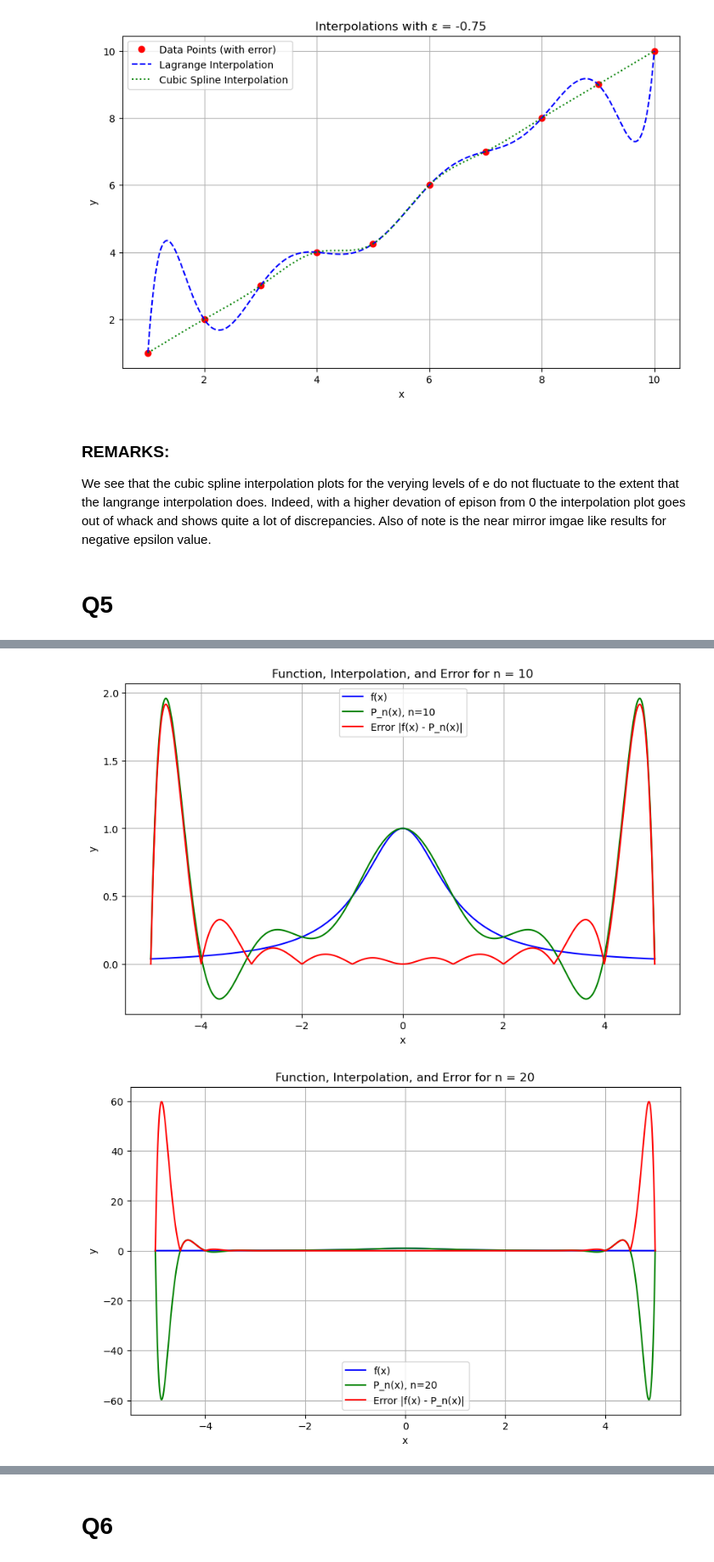
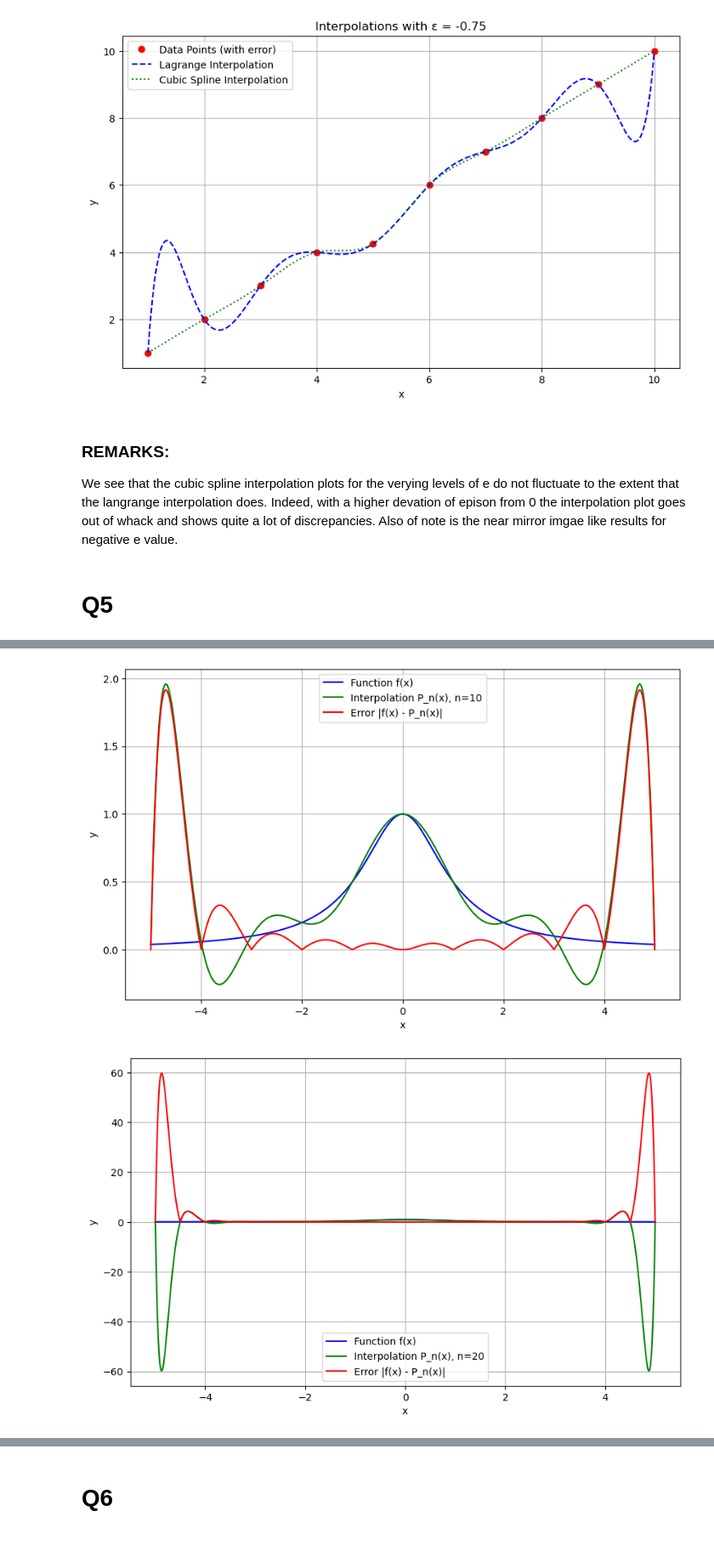
Before and after one commit to atkrish0/numerical-analysis-rbs, a Jupyter notebook: hw3/Atheesh_Krishnan_NA_HW3.ipynb, the cells around one changed output, grey strips where cells are left out. Shown at 85% size. Cells and saved outputs as stored; diff of their text form; code cells hidden in the pictures.

```diff
--- a/hw3/Atheesh_Krishnan_NA_HW3.ipynb
+++ b/hw3/Atheesh_Krishnan_NA_HW3.ipynb
@@ -82,19 +82,19 @@ def plot_interpolations(x_pts, y_pts, e):
     y_err[4] += e
 
     xy_points = list(zip(x_pts, y_err))
-    x_fine = np.linspace(min(x_pts), max(x_pts), 1000)
+    x_seq = np.linspace(min(x_pts), max(x_pts), 1000)
 
-    # lagrange interpolation
-    P_lagrange = [nu.lagrange_interpolation(xy_points, x, len(x_pts) - 1) for x in x_fine]
+    # lagrange
+    P_lagrange = [nu.lagrange_interpolation(xy_points, x, len(x_pts) - 1) for x in x_seq]
 
-    # cubic spline interpolation
+    # cubicspline
     a, b, c, d = nu.cubic_spline_interpolation(x_pts, y_err)
-    P_cubicspline = [nu.evaluate_spline(x, x_pts, a, b, c, d) for x in x_fine]
+    P_cubicspline = [nu.evaluate_spline(x, x_pts, a, b, c, d) for x in x_seq]
 
     plt.figure(figsize=(10, 6))
     plt.plot(x_pts, y_err, 'o', label="Data Points (with error)", color="red")
-    plt.plot(x_fine, P_lagrange, label="Lagrange Interpolation", linestyle="--", color="blue")
-    plt.plot(x_fine, P_cubicspline, label="Cubic Spline Interpolation", linestyle=":", color="green")
+    plt.plot(x_seq, P_lagrange, label="Lagrange Interpolation", linestyle="--", color="blue")
+    plt.plot(x_seq, P_cubicspline, label="Cubic Spline Interpolation", linestyle=":", color="green")
     plt.xlabel("x")
     plt.ylabel("y")
     plt.title(f"Interpolations with ε = {e}")
@@ -117,6 +117,6 @@ for e in es:
 # %% [markdown]
 ### REMARKS:
 
-We see that the cubic spline interpolation plots for the verying levels of e do not fluctuate to the extent that the langrange interpolation does. Indeed, with a higher devation of epison from 0 the interpolation plot goes out of whack and shows quite a lot of discrepancies. Also of note is the near mirror imgae like results for negative epsilon value.
+We see that the cubic spline interpolation plots for the verying levels of e do not fluctuate to the extent that the langrange interpolation does. Indeed, with a higher devation of epison from 0 the interpolation plot goes out of whack and shows quite a lot of discrepancies. Also of note is the near mirror imgae like results for negative e value.
 # %% [markdown]
 # Q5
@@ -130,19 +123,26 @@ n_values = [5, 10, 20, 50]
+# %%
+a = -5
+b = 5
+x_seq = np.linspace(a, b, 1000)
+n_val = [5, 10, 20, 50]
+
+def f(x):
+    return 1 / (1 + x**2)
 # %%
-for n in n_values:
+for n in n_val:
     x_pts = nu.base_points(n, a, b)
     y_pts = f(np.array(x_pts))
     xy_points = list(zip(x_pts, y_pts))
 
-    P_n = [nu.lagrange_interpolation(xy_points, x, n) for x in x_plot]
-    epsilon = np.abs(f(x_plot) - P_n)
+    P_n = [nu.lagrange_interpolation(xy_points, x, n) for x in x_seq]
+    e = np.abs(f(x_seq) - P_n)
 
     plt.figure(figsize=(10, 6))
-    plt.plot(x_plot, f(x_plot), label="f(x)", color="blue")
-    plt.plot(x_plot, P_n, label=f"P_n(x), n={n}", color="green")
-    plt.plot(x_plot, epsilon, label=f"Error |f(x) - P_n(x)|", color="red")
+    plt.plot(x_seq, f(x_seq), label="Function f(x)", color="blue")
+    plt.plot(x_seq, P_n, label=f"Interpolation P_n(x), n={n}", color="green")
+    plt.plot(x_seq, e, label=f"Error |f(x) - P_n(x)|", color="red")
     plt.xlabel("x")
     plt.ylabel("y")
-    plt.title(f"Function, Interpolation, and Error for n = {n}")
     plt.legend()
     plt.grid(True)
     plt.show()
@@ -151,2 +151,2 @@ for n in n_values:
-[figure, old version]
+[figure, new version]
-[figure, old version]
+[figure, new version]
```
Also changed, not shown: parts of 17 cells of this notebook, 1 other file.
